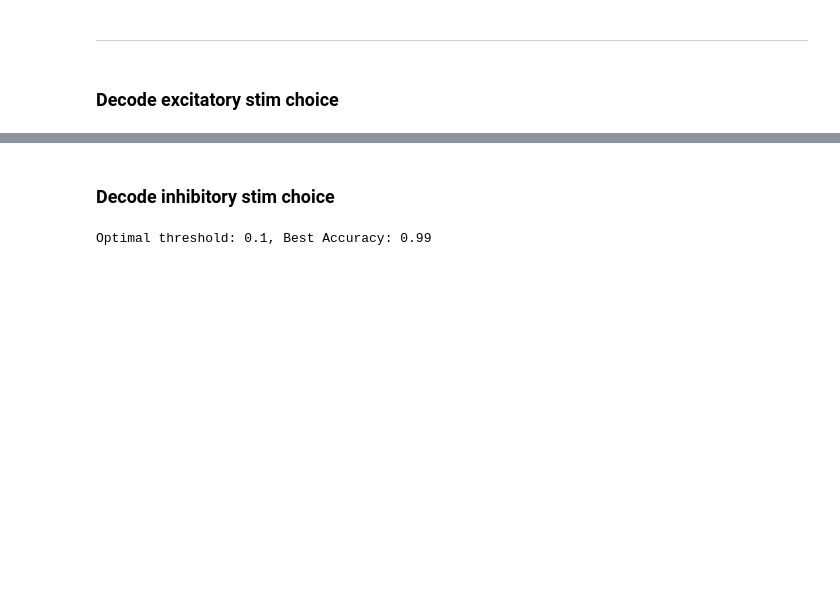
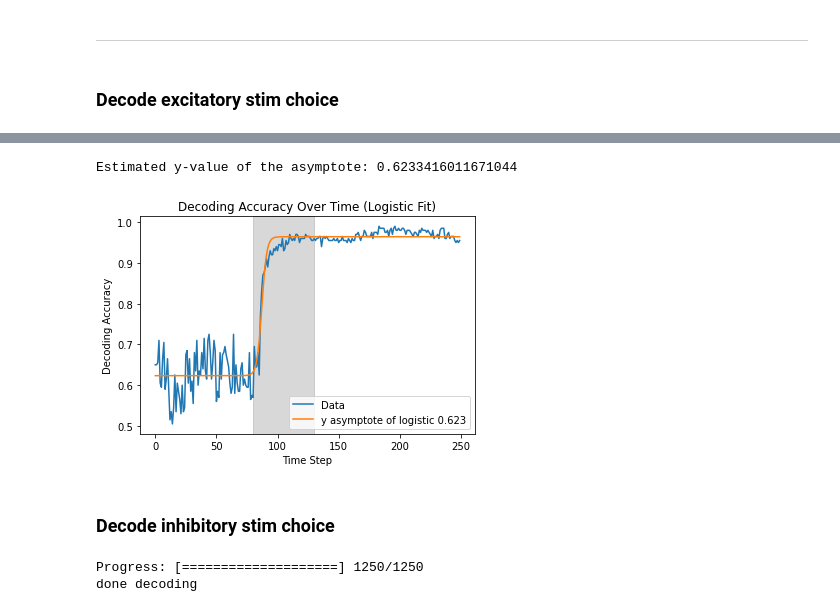
Before and after one commit to hkular/RNN_Geo, a Jupyter notebook: decode_L1_excvsinh.ipynb, the cells around one changed output, grey strips where cells are left out. Cells and saved outputs as stored; diff of their text form; code cells hidden in the pictures; blank space fills up the shorter version.

```diff
--- a/decode_L1_excvsinh.ipynb
+++ b/decode_L1_excvsinh.ipynb
@@ -375,3 +426,29 @@ Optimal threshold: 0.20000000000000004, Best Accuracy: 0.9949999999999999
+# %%
+# fit logistic function
+def logistic_func(x, a, b, c, d):
+    return a / (1 + np.exp(-c * (x - d))) + b
+
+popt, _ = curve_fit(logistic_func, range(0, task_info['trial_dur']), decoding_acc[0:])
+
+# 'popt' will contain the fitted parameters (a, b, c) of the log function
+
+# Optional: Estimate the y-value of the asymptote (assuming based on parameter b)
+asymptote_y = popt[1]
+print("Estimated y-value of the asymptote:", asymptote_y)
+
+# Optional: Visualization
+plt.plot(range(0, task_info['trial_dur']), decoding_acc[0:], label='Data')
+plt.plot(range(0, task_info['trial_dur']), logistic_func(range(0, task_info['trial_dur']), *popt), label=f'y asymptote of logistic {round(asymptote_y, 3)}')
+plt.axvspan(task_info['stim_on'], task_info['stim_on']+task_info['stim_dur'], color = 'gray', alpha = 0.3)
+plt.xlabel('Time Step')
+plt.ylabel('Decoding Accuracy')
+plt.title('Decoding Accuracy Over Time (Logistic Fit)')
+plt.legend()
+plt.savefig(f"{data_dir}/decode_choice_excfit.png")
+plt.show()
+# %% [output]
+Estimated y-value of the asymptote: 0.6233416011671044
+[figure, added]
 # %% [markdown]
 ### Decode inhibitory stim choice
 # %%
@@ -450,16 +527,6 @@ else:
     plots = True # show decoding acc over time
     print('')  # Print a newline after the progress bar
 print(f'done decoding')
-
-if plots:
-    # Plot decoding accuracy over time
-    plt.figure()
-    plt.plot(range(task_info['trial_dur']), decoding_acc)
-    plt.xlabel('Time Step')
-    plt.ylabel('Decoding Accuracy')
-    plt.title('Decoding Accuracy Over Time')
-    plt.axvspan(task_info['stim_on'], task_info['stim_on']+task_info['stim_dur'], color = 'gray', alpha = 0.3)
-    #plt.savefig(f"{data_dir}/decode_choice_inh.png")
-    plt.show()
 # %% [output]
-Optimal threshold: 0.1, Best Accuracy: 0.99
+Progress: [====================] 1250/1250
+done decoding
```
Also changed, not shown: parts of 10 cells of this notebook, 18 other files.
